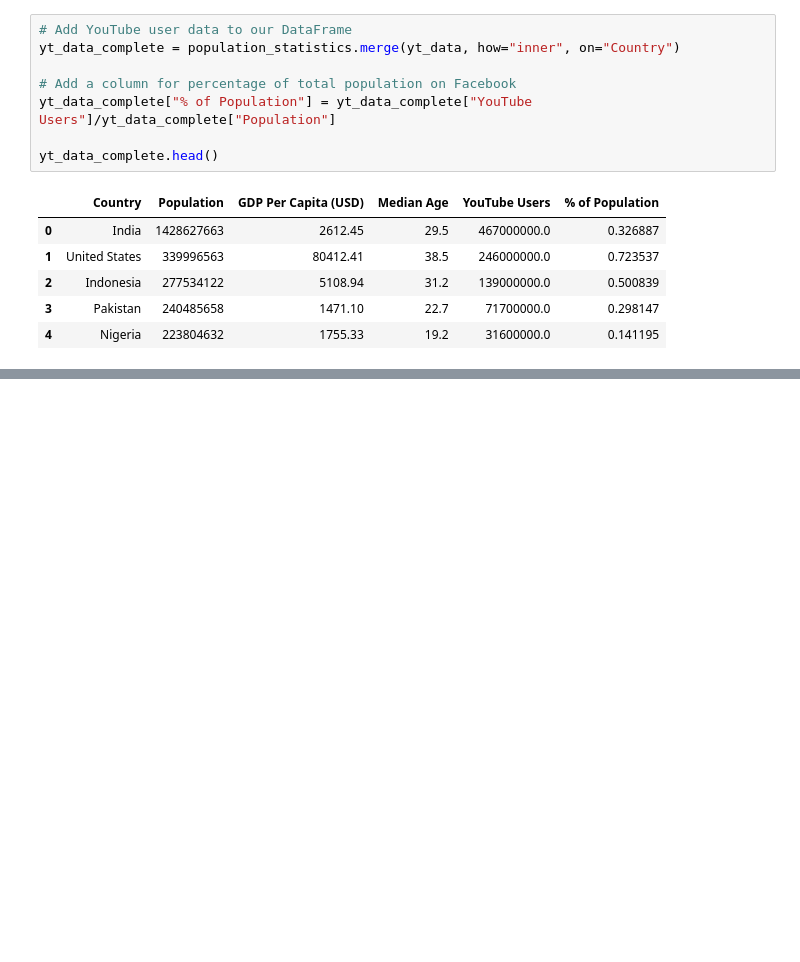
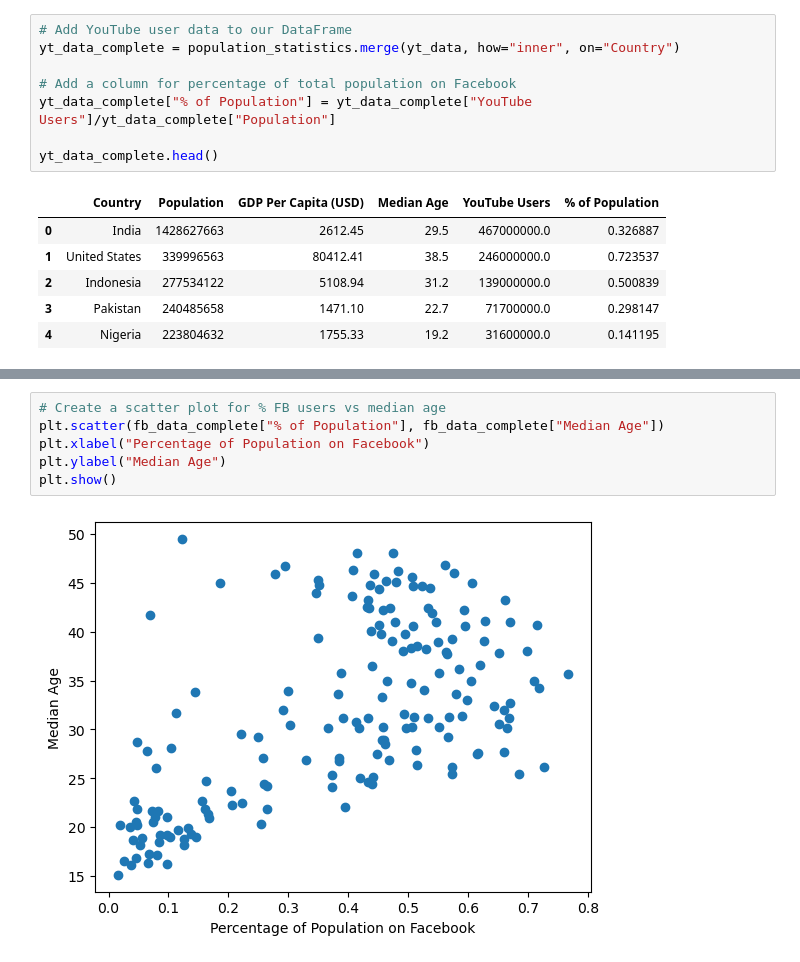
Before and after one commit to MyJineng/Project1, a Jupyter notebook: platform_analysis/platform_analysis.ipynb, the cells around one changed output, grey strips where cells are left out. Saved outputs shown, nothing was run; the diff lists cells and outputs as text; blank space fills up the shorter version.

```diff
--- a/platform_analysis/platform_analysis.ipynb
+++ b/platform_analysis/platform_analysis.ipynb
@@ -142,0 +152,8 @@ yt_data_complete.head()
+# %%
+# Create a scatter plot for % FB users vs median age
+plt.scatter(fb_data_complete["% of Population"], fb_data_complete["Median Age"])
+plt.xlabel("Percentage of Population on Facebook")
+plt.ylabel("Median Age")
+plt.show()
+# %% [output]
+[figure, added]
```
Also changed, not shown: parts of 7 cells of this notebook.
